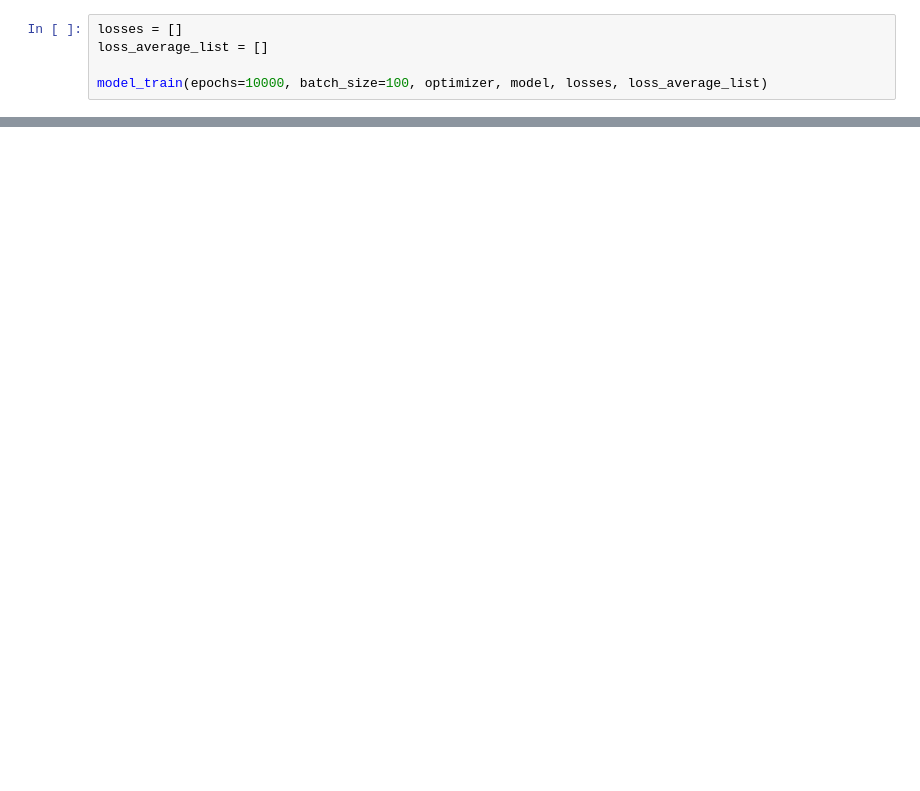
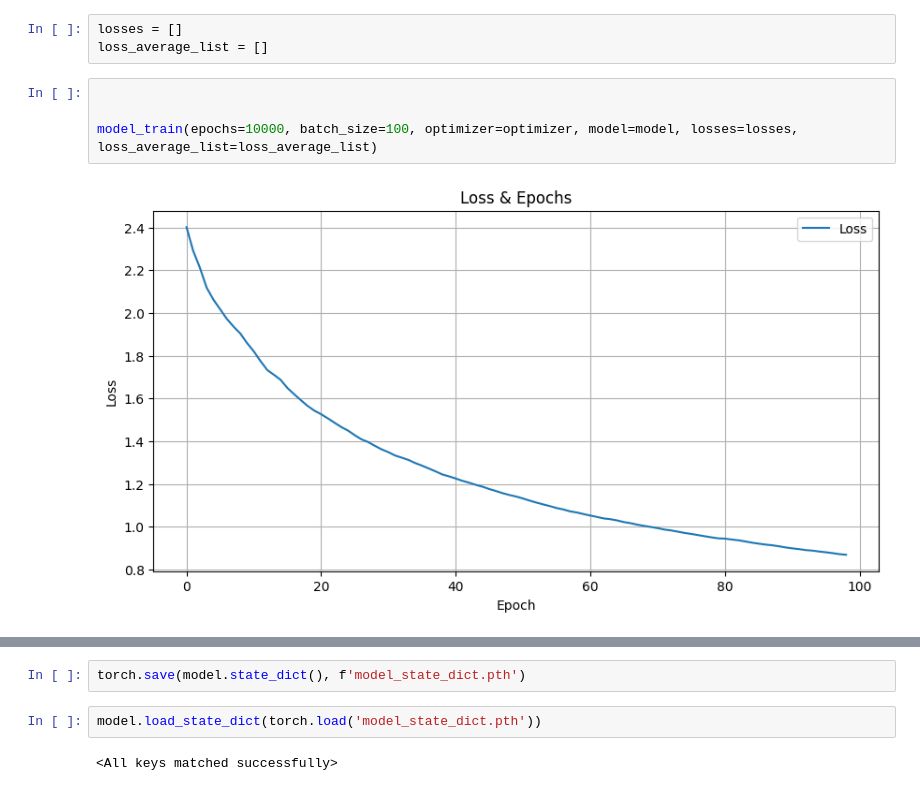
Before and after one commit to aurorab86/Seq2Seq-with-RNN, a Jupyter notebook: main.ipynb, the cells around one changed output, grey strips where cells are left out. Saved outputs shown, nothing was run; the diff lists cells and outputs as text; blank space fills up the shorter version.

```diff
--- a/main.ipynb
+++ b/main.ipynb
@@ -27,5 +23,9 @@ NameError: name 'Seq2Seq' is not defined
+# %%
+losses = []
+loss_average_list = []
 # %%
-losses = []
-loss_average_list = []
 
-model_train(epochs=10000, batch_size=100, optimizer, model, losses, loss_average_list)
+
+model_train(epochs=10000, batch_size=100, optimizer=optimizer, model=model, losses=losses, loss_average_list=loss_average_list)
+# %% [output]
+[figure, added]
@@ -32,2 +34,8 @@ model_train(epochs=10000, batch_size=100, optimizer, model, losses, loss_average
+# %%
+torch.save(model.state_dict(), f'model_state_dict.pth')
+# %%
+model.load_state_dict(torch.load('model_state_dict.pth'))
+# %% [output]
+<All keys matched successfully>
 # %%
 model_test(model)
```
Also changed, not shown: parts of 5 cells of this notebook.
